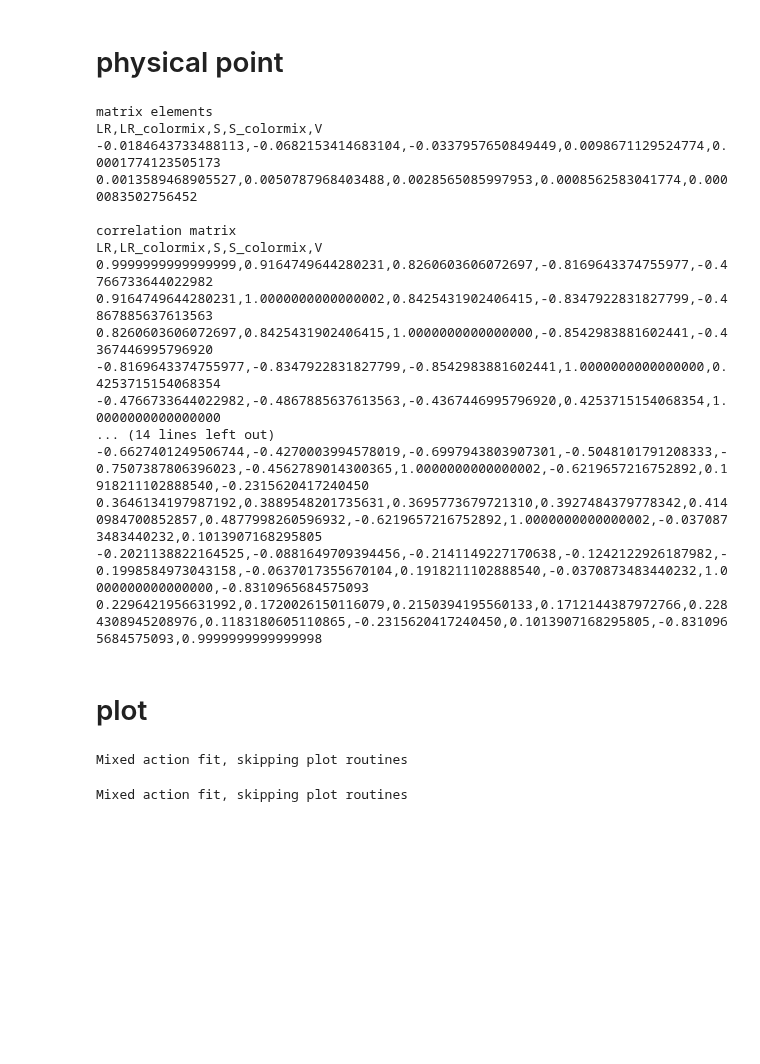
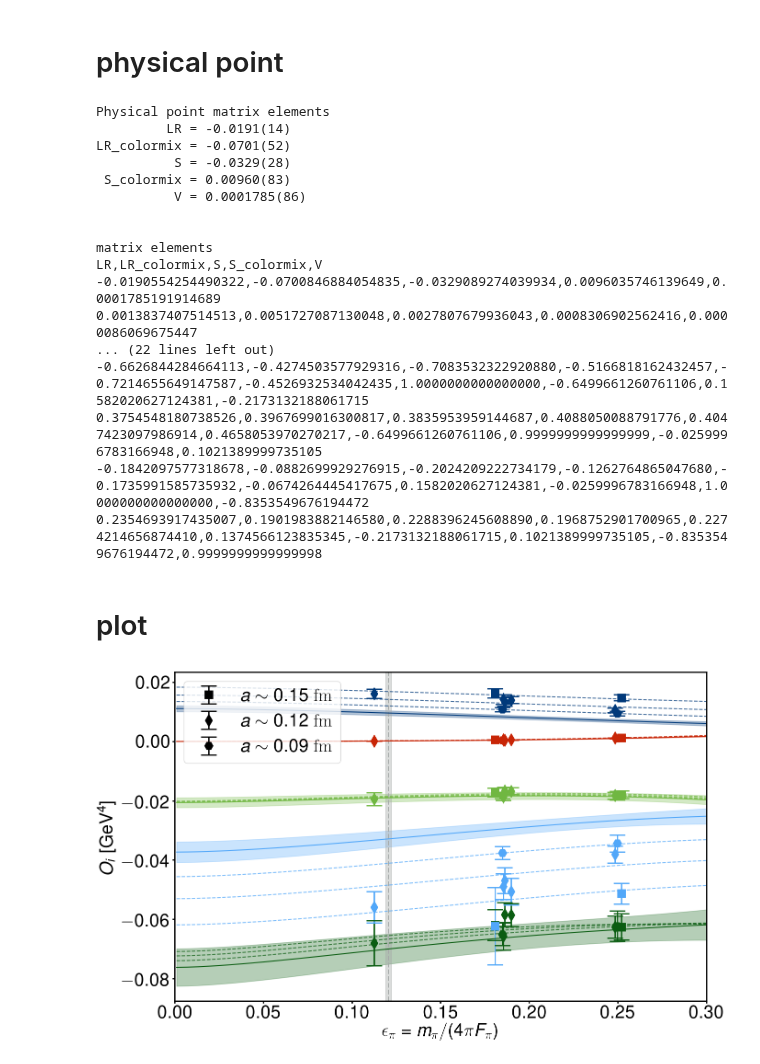
Before and after one commit to callat-qcd/project_0vbb, a Jupyter notebook: 0vbb_workbook.ipynb, the cells around one changed output. Saved outputs shown, nothing was run; the diff lists cells and outputs as text; code cells hidden in the pictures; blank space fills up the shorter version.

Commit message:
slight change in plotting;

```diff
--- a/0vbb_workbook.ipynb
+++ b/0vbb_workbook.ipynb
@@ -47,13 +46,13 @@ params['operators'] = ['LR','LR_colormix','S','S_colormix','V']
 params['ansatz'] = 'chipt'
 params['order'] = 2
 params['fv_flag'] = True
-params['ma_flag'] = True
+params['ma_flag'] = False
 params['alphas_flag'] = False
 # priors
 priors = dict()
 N0LO = 10.0
 N1LO = 10.0
-N2LO = 12.0
+N2LO = 12.0 #This width was chosen from a Bayes study, maximizing the logBayesFactor
 # O3
 priors['b0.V'] = gv.gvar(0.0,N0LO*1.0) # LO LEC
 priors['c1.V'] = gv.gvar(0.0,N1LO*1.0) # NLO counterterm
@@ -474,6 +473,10 @@ for k1 in lec_list:
         slec += '%.16f,' %lec_correlations[(k1,k2)][0,0]
     slec = '%s\n' %slec[:-1]
 # prints
+print('Physical point matrix elements')
+for k in params['operators']:
+    print("%11s = %s" %(k,physical_result[('physical',k)]))
+print('\n')
 print('matrix elements')
 print(sme)
 print(smesdev)
@@ -485,23 +488,23 @@ print(slecsdev)
 print('LEC correlation matrix')
 print(slec)
 # %% [output]
+Physical point matrix elements
+         LR = -0.0191(14)
+LR_colormix = -0.0701(52)
+          S = -0.0329(28)
+ S_colormix = 0.00960(83)
+          V = 0.0001785(86)
+
+
 matrix elements
 LR,LR_colormix,S,S_colormix,V
--0.0184643733488113,-0.0682153414683104,-0.0337957650849449,0.0098671129524774,0.0001774123505173
-0.0013589468905527,0.0050787968403488,0.0028565085997953,0.0008562583041774,0.0000083502756452
-
-correlation matrix
-LR,LR_colormix,S,S_colormix,V
-0.9999999999999999,0.9164749644280231,0.8260603606072697,-0.8169643374755977,-0.4766733644022982
-0.9164749644280231,1.0000000000000002,0.8425431902406415,-0.8347922831827799,-0.4867885637613563
-0.8260603606072697,0.8425431902406415,1.0000000000000000,-0.8542983881602441,-0.4367446995796920
--0.8169643374755977,-0.8347922831827799,-0.8542983881602441,1.0000000000000000,0.4253715154068354
--0.4766733644022982,-0.4867885637613563,-0.4367446995796920,0.4253715154068354,1.0000000000000000
-... (14 lines left out)
--0.6627401249506744,-0.4270003994578019,-0.6997943803907301,-0.5048101791208333,-0.7507387806396023,-0.4562789014300365,1.0000000000000002,-0.6219657216752892,0.1918211102888540,-0.2315620417240450
-0.3646134197987192,0.3889548201735631,0.3695773679721310,0.3927484379778342,0.4140984700852857,0.4877998260596932,-0.6219657216752892,1.0000000000000002,-0.0370873483440232,0.1013907168295805
--0.2021138822164525,-0.0881649709394456,-0.2141149227170638,-0.1242122926187982,-0.1998584973043158,-0.0637017355670104,0.1918211102888540,-0.0370873483440232,1.0000000000000000,-0.8310965684575093
-0.2296421956631992,0.1720026150116079,0.2150394195560133,0.1712144387972766,0.2284308945208976,0.1183180605110865,-0.2315620417240450,0.1013907168295805,-0.8310965684575093,0.9999999999999998
+-0.0190554254490322,-0.0700846884054835,-0.0329089274039934,0.0096035746139649,0.0001785191914689
+0.0013837407514513,0.0051727087130048,0.0027807679936043,0.0008306902562416,0.0000086069675447
+... (22 lines left out)
+-0.6626844284664113,-0.4274503577929316,-0.7083532322920880,-0.5166818162432457,-0.7214655649147587,-0.4526932534042435,1.0000000000000000,-0.6499661260761106,0.1582020627124381,-0.2173132188061715
+0.3754548180738526,0.3967699016300817,0.3835953959144687,0.4088050088791776,0.4047423097986914,0.4658053970270217,-0.6499661260761106,0.9999999999999999,-0.0259996783166948,0.1021389999735105
+-0.1842097577318678,-0.0882699929276915,-0.2024209222734179,-0.1262764865047680,-0.1735991585735932,-0.0674264445417675,0.1582020627124381,-0.0259996783166948,1.0000000000000000,-0.8353549676194472
+0.2354693917435007,0.1901983882146580,0.2288396245608890,0.1968752901700965,0.2274214656874410,0.1374566123835345,-0.2173132188061715,0.1021389999735105,-0.8353549676194472,0.9999999999999998
 # %% [markdown]
 # plot
 # %%
@@ -543,8 +546,6 @@ if not params['ma_flag']:
                        for op in params['operators']}
 else:
     print("Mixed action fit, skipping plot routines")
-# %% [output]
-Mixed action fit, skipping plot routines
 # %%
 # plot result
 def plot_result(epi_data,data_fvcorrected,x_continuum,y_continuum,x_finitelattice,y_finitelattice,oplist,fig_name):
@@ -563,14 +564,19 @@ def plot_result(epi_data,data_fvcorrected,x_continuum,y_continuum,x_finitelattic
             ydata_mean = data_fvcorrected[(ens,op)].mean
             ydata_sdev = data_fvcorrected[(ens,op)].sdev
             if oi == len(oplist)-1:
-                label=lbl[ens]
-            else:
-                label=None
+                if len(oplist) == 5:
+                    clr = 'k'
+                else:
+                    clr = op_color
+                ax.errorbar(x=xdata+100,y=ydata_mean,yerr=ydata_sdev,ls='None',marker=a_shape,\
+                            mfc=clr,mec=clr,ecolor=clr,\
+                            markersize=plot_params['ms'],elinewidth=plot_params['lw'],\
+                            capsize=plot_params['cs'],mew=plot_params['lw'],\
+                            label=lbl[ens])
             ax.errorbar(x=xdata,y=ydata_mean,yerr=ydata_sdev,ls='None',marker=a_shape,\
                         mfc=op_color,mec=op_color,ecolor=op_color,\
                         markersize=plot_params['ms'],elinewidth=plot_params['lw'],\
-                        capsize=plot_params['cs'],mew=plot_params['lw'],\
-                        label=label)
+                        capsize=plot_params['cs'],mew=plot_params['lw'])
         a_color = plot_params['alat_color']
         # plot continuum
         x_continuum = x_continuum
@@ -583,34 +589,34 @@ def plot_result(epi_data,data_fvcorrected,x_continuum,y_continuum,x_finitelattic
         x_finitelattice = x_finitelattice
         y_finitelattice_mean = {alat:np.array([i.mean for i in y_finitelattice[op][alat]]) for alat in ea2label}
         y_finitelattice_sdev = {alat:np.array([i.sdev for i in y_finitelattice[op][alat]]) for alat in ea2label}
         for alat in ea2label:
             ax.errorbar(x=x_finitelattice,y=y_finitelattice_mean[alat],ls='--',color=op_color,alpha=.75)
     # physical pion
     epi_phys = physical_params['mpi']/(4.*np.pi*physical_params['Fpi'])
     ax.axvspan(epi_phys.mean-epi_phys.sdev, epi_phys.mean+epi_phys.sdev, alpha=0.4, color='#a6aaa9')
     ax.axvline(epi_phys.mean,ls='--',color='#a6aaa9',lw=plot_params['lw'])
     yi,yf = ax.get_ylim()[0],ax.get_ylim()[1]
     ax.set_ylim([yi,yf])
     ax.set_xlim([0.0,0.3])
     #print(ax.get_ylim())
     ax.set_xlabel('$\epsilon_\pi=m_\pi/(4\pi F_\pi)$', fontsize=plot_params['fs_xy'])
     ax.set_ylabel('$O_i$ [GeV${}^4$]', fontsize=plot_params['fs_xy'])
     if oplist == ['V']:
         ax.ticklabel_format(style='sci', axis='y', scilimits=(0,0))
     ax.xaxis.set_tick_params(labelsize=plot_params['ts'],width=plot_params['lw'])
     ax.yaxis.set_tick_params(labelsize=plot_params['ts'],width=plot_params['lw'])
     [ax.spines[i].set_linewidth(plot_params['lw']) for i in ax.spines]
     ax.legend(loc=2,fontsize=plot_params['fs_xy'])
     plt.draw()
     if params['save_fig']:
         plt.savefig('./plots/%s' %fig_name,transparent=True)
 # plot all operators
 if not params['ma_flag']:
     plot_result(epi_data,data_fvcorrected,x_continuum,y_continuum,x_finitelattice,y_finitelattice,params['operators'],'O_i.pdf')
 else:
     print("Mixed action fit, skipping plot routines")
 # %% [output]
-Mixed action fit, skipping plot routines
+[figure, added]
 # %%
 if not params['ma_flag']:
     plot_result(epi_data,data_fvcorrected,x_continuum,y_continuum,x_finitelattice,y_finitelattice,['LR','LR_colormix'],'LR.pdf')
```
Also changed, not shown: parts of 7 cells of this notebook, 4 other files.
